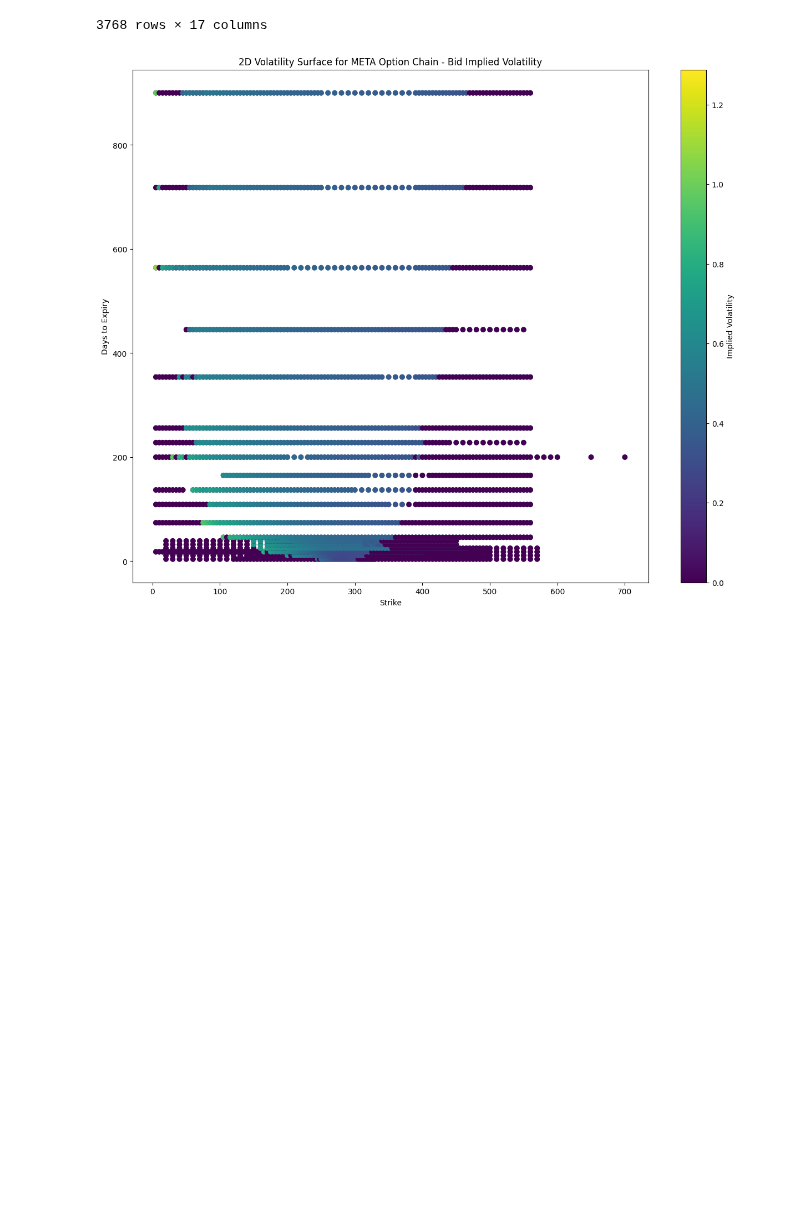
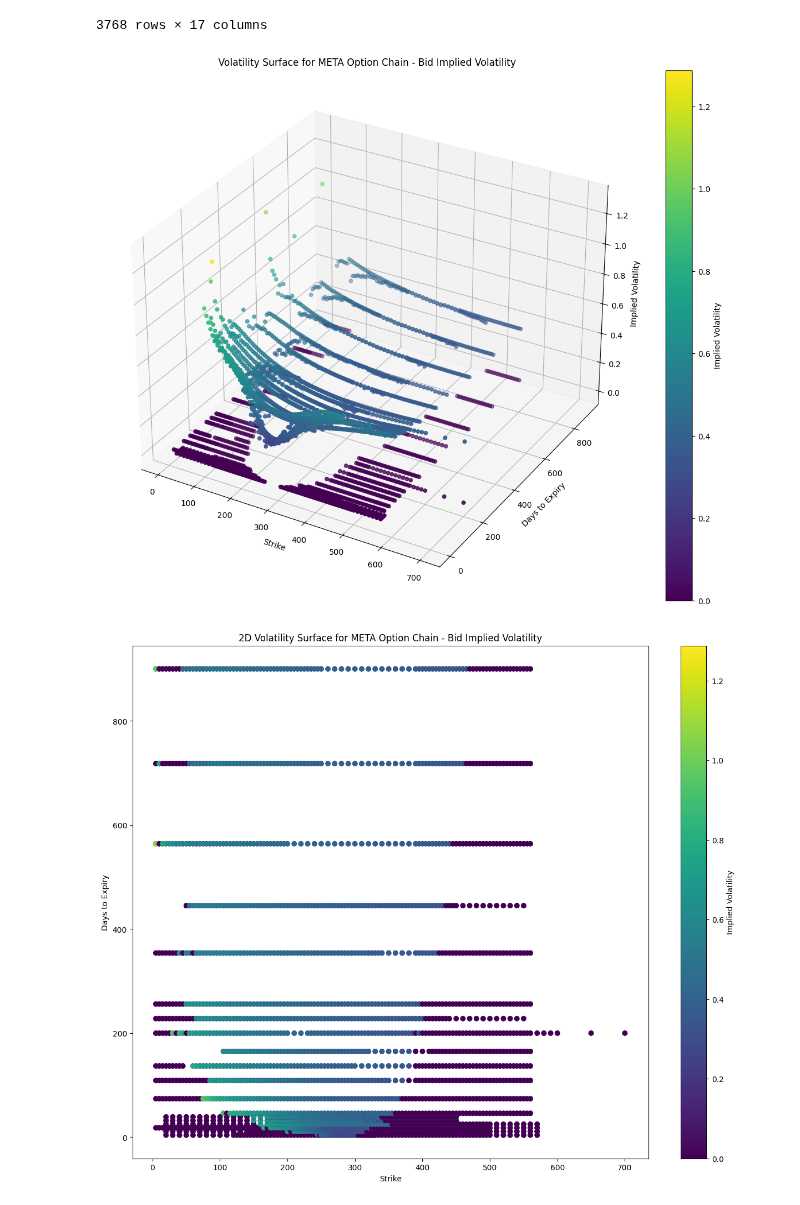
Before and after one commit to kh3dron/biz, a Jupyter notebook: experiments/option_investigating.ipynb, the cells around one changed output. Drawn from its saved outputs; the diff is of its cells as text; code cells hidden in the pictures; blank space fills up the shorter version.

Commit message:
add non-interactice chart for prettier browser viewing

```diff
--- a/experiments/option_investigating.ipynb
+++ b/experiments/option_investigating.ipynb
@@ -44,6 +44,31 @@ df["Expiry Date"] = pd.to_datetime(df["Expiry Date"], errors='coerce')
 df["DTE"] = (df["Expiry Date"] - df["Trade Date"]).dt.days
 
 df["Spread Volatility"] = df["Bid Implied Volatility"] + df["Ask Implied Volatility"] / 2
+# %%
+import matplotlib.pyplot as plt
+from mpl_toolkits.mplot3d import Axes3D
+
+# Assuming df is your DataFrame
+
+fig = plt.figure(figsize=(15, 12))
+ax = fig.add_subplot(111, projection='3d')
+
+# Plot the surface
+scatter = ax.scatter3D(df['STrike'], df['DTE'], df['Bid Implied Volatility'], c=df['Bid Implied Volatility'], cmap='viridis')
+#scatter = ax.scatter3D(df['STrike'], df['DTE'], df['Bid Implied Volatility'], c=df['Bid Implied Volatility'], s=df['Volume'], cmap='viridis')
+
+# Add labels
+ax.set_xlabel('Strike')
+ax.set_ylabel('Days to Expiry')
+ax.set_zlabel('Implied Volatility')
+ax.set_title('Volatility Surface for ' + ticker + ' Option Chain - Bid Implied Volatility')
+
+# Add colorbar
+fig.colorbar(scatter, ax=ax, label='Implied Volatility')
+
+plt.show()
+# %% [output]
+[figure, added]
 # %%
 import plotly.express as px
 
```
